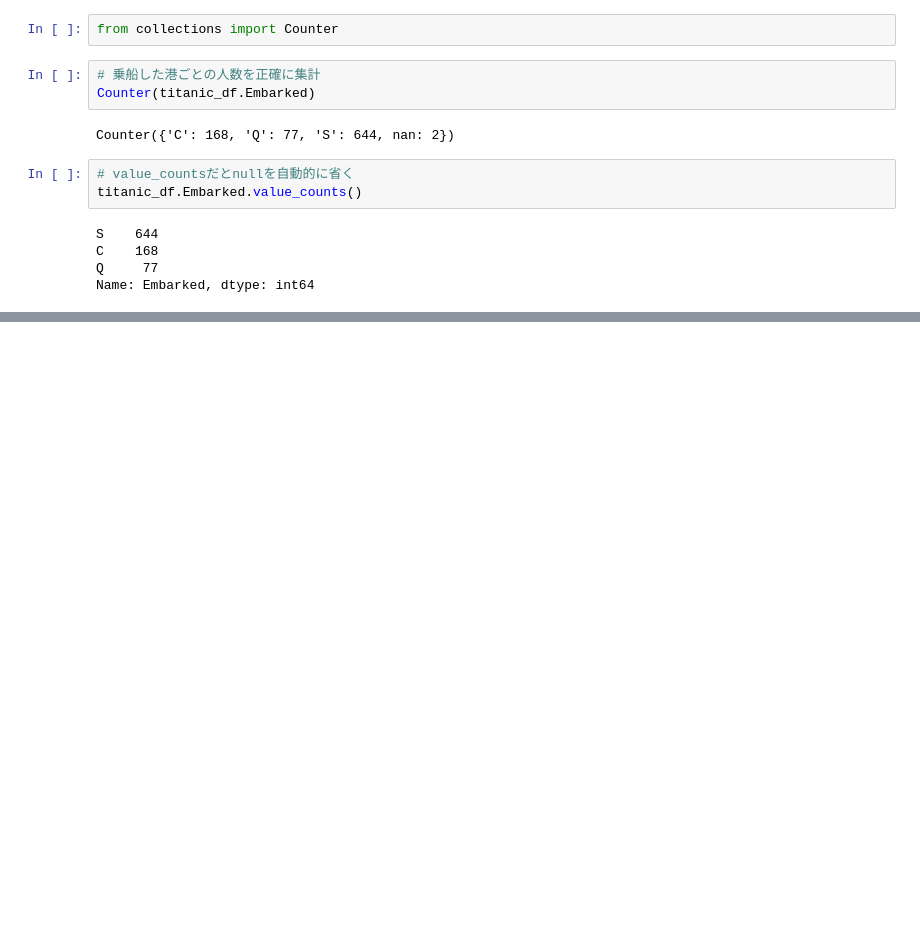
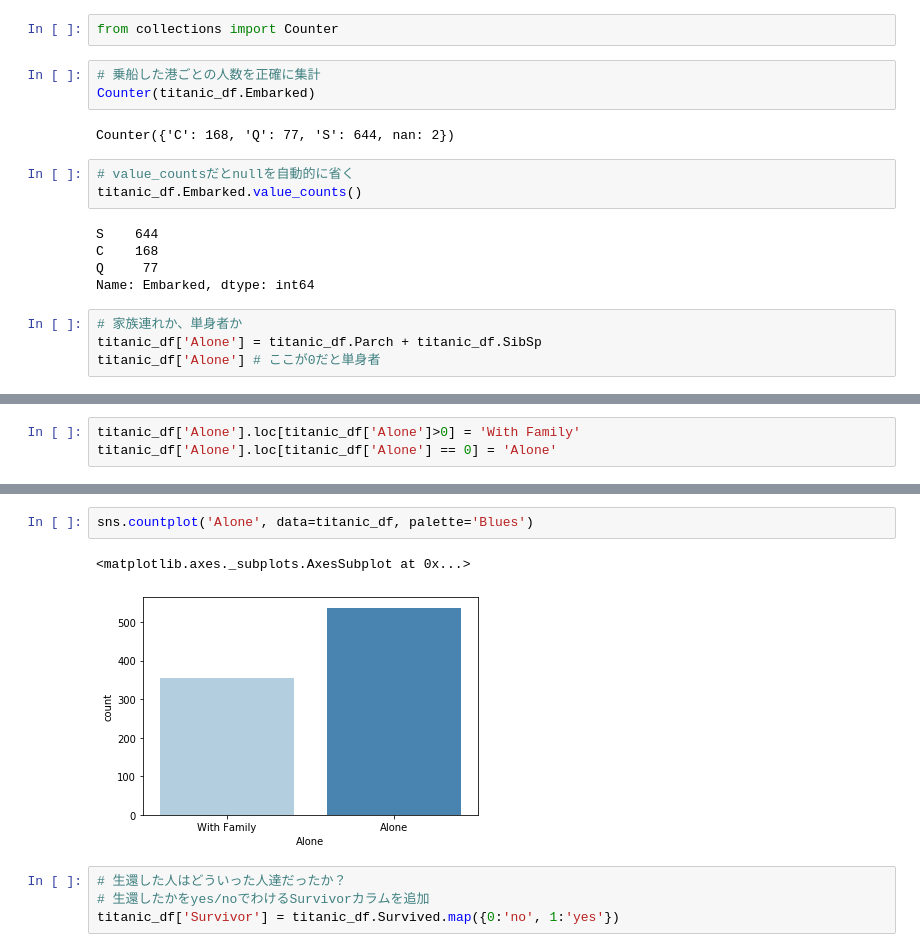
Before and after one commit to kisk0419/Python_learning, a Jupyter notebook: udemy_titanic.ipynb, the cells around one changed output, grey strips where cells are left out. Cells and saved outputs as stored; diff of their text form; blank space fills up the shorter version.

```diff
--- a/udemy_titanic.ipynb
+++ b/udemy_titanic.ipynb
@@ -253,3 +253,7 @@ S    644
 C    168
 Q     77
 Name: Embarked, dtype: int64
+# %%
+# 家族連れか、単身者か
+titanic_df['Alone'] = titanic_df.Parch + titanic_df.SibSp
+titanic_df['Alone'] # ここが0だと単身者
@@ -255,0 +273,3 @@ Name: Embarked, dtype: int64
+# %%
+titanic_df['Alone'].loc[titanic_df['Alone']>0] = 'With Family'
+titanic_df['Alone'].loc[titanic_df['Alone'] == 0] = 'Alone'
@@ -255,0 +290,9 @@ Name: Embarked, dtype: int64
+# %%
+sns.countplot('Alone', data=titanic_df, palette='Blues')
+# %% [output]
+<matplotlib.axes._subplots.AxesSubplot at 0x...>
+[figure, added]
+# %%
+# 生還した人はどういった人達だったか？
+# 生還したかをyes/noでわけるSurvivorカラムを追加
+titanic_df['Survivor'] = titanic_df.Survived.map({0:'no', 1:'yes'})
```
Also changed, not shown: parts of 10 cells of this notebook.
